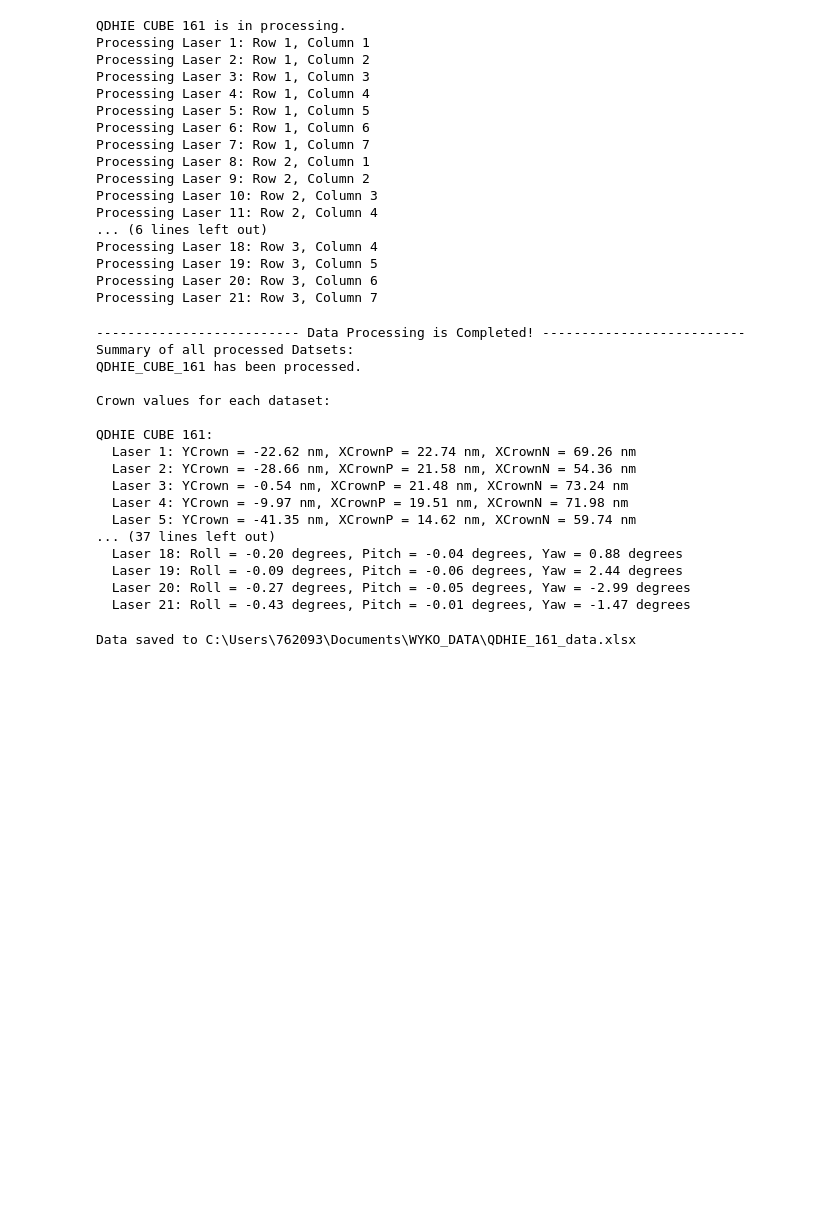
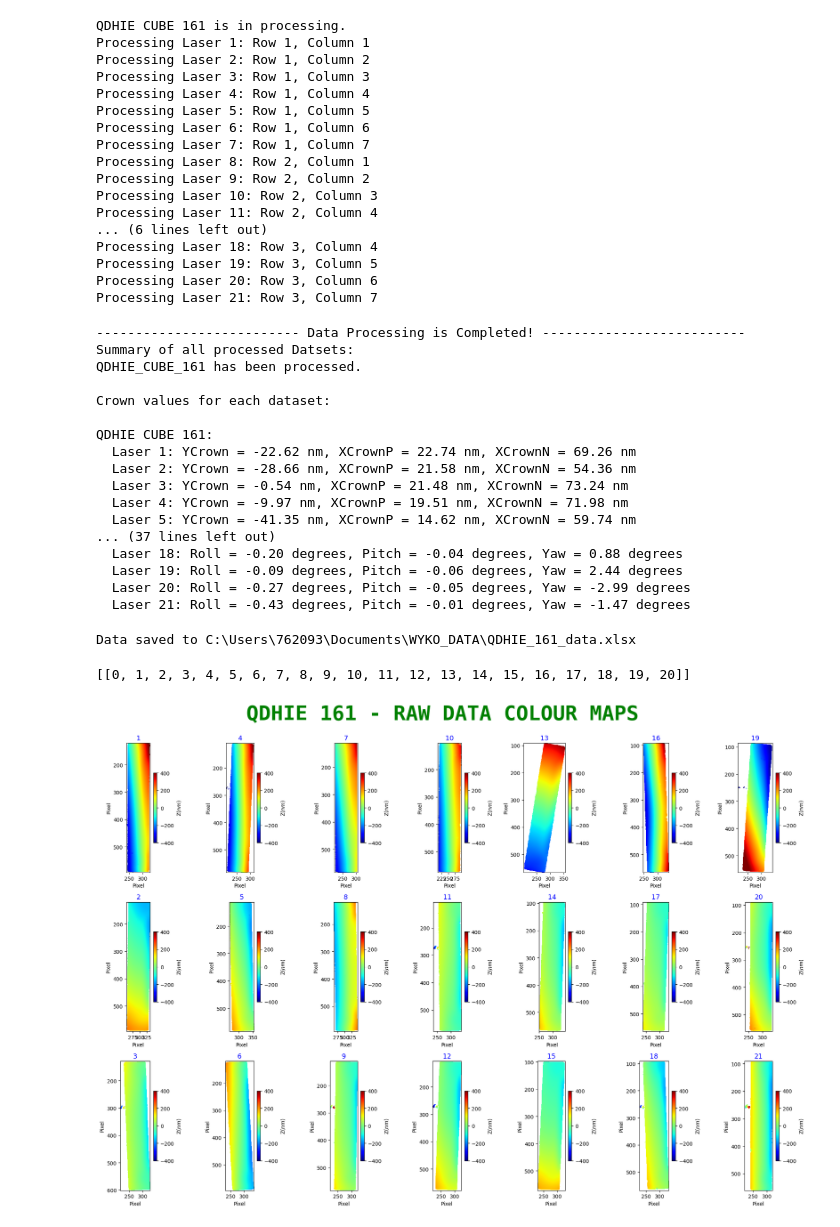
Before and after one commit to VadanKhan/vadan-topography-wyko, a Jupyter notebook: vadan_topography_wyko/main.ipynb, the cells around one changed output. Drawn from its saved outputs; the diff is of its cells as text; code cells hidden in the pictures; blank space fills up the shorter version.

Commit message:
partial laser plotting order

```diff
--- a/vadan_topography_wyko/main.ipynb
+++ b/vadan_topography_wyko/main.ipynb
@@ -132,7 +132,7 @@ COLUMN_DYNAMIC = []
 # ------------------------- Plotting Indexing Option: ROW  ------------------------- #
 # NOTE that the for loop needs to edited (for each row, for each column)
 # for this to be complete
-PLOT_BY_COLUMN = False
+PLOT_BY_COLUMN = True
 
 #endregion USER INPUTS
 # %%
@@ -415,42 +415,73 @@ for dataind, dataset in enumerate(DATASETS):
     save_data_to_excel(INPUTPATH, waferID, cubeID, laserIDrange, data_crowns[dataind], angle_matrix[dataind])
 # %% [output]
 Data saved to C:\Users\762093\Documents\WYKO_DATA\QDHIE_161_data.xlsx
+# %%
+# ----------------------- Generate Laser Plotting Order ---------------------- #
+def generate_laser_plotting_order(laserIDranges, rows, cols, plot_by_column):
+    laser_plotting_order = []
+    for laserIDrange in laserIDranges:
+        if plot_by_column:
+            order = [col * rows + row for row in range(rows) for col in range(cols) if col * rows + row < len(laserIDrange)]
+        else:
+            order = list(range(len(laserIDrange)))
+        laser_plotting_order.append(order)
+    return laser_plotting_order
+
+# Generate the laser plotting order
+laser_plotting_order = generate_laser_plotting_order(laserIDranges, ROWS, COLS, PLOT_BY_COLUMN)
+# print(laser_plotting_order)
+# %% [output]
+[[0, 1, 2, 3, 4, 5, 6, 7, 8, 9, 10, 11, 12, 13, 14, 15, 16, 17, 18, 19, 20]]
 # %%
 # --------------------------- RAW Colour Map Plots --------------------------- #
-def plot_raw_data(data_raw, waferID, cubeID, laserIDrange, output_path, campaign_name, rows, cols, zlim_colour, imgqual):
-    fig, axes = plt.subplots(rows, cols, figsize=(15, 10))
-    fig.suptitle(f"{waferID} - CUBE {cubeID} - RAW", fontsize=18, color='r')
+def plot_raw_data(data_raw, waferID, cubeID, laserIDrange, output_path, campaign_name, rows, cols, zlim_colour, imgqual, laser_plotting_order):
+    fig, axes = plt.subplots(rows, cols, figsize=(20, 15))
+    fig.suptitle(f"{waferID} {cubeID} - RAW DATA COLOUR MAPS", fontsize=40, fontfamily='monospace', fontweight='bold', color='g', y=0.95)
 
-    for laserIDind in range(len(laserIDrange)):
-        row = laserIDind // cols
-        col = laserIDind % cols
+    for plot_index in range(len(laserIDrange)):
+        row = plot_index // cols
+        col = plot_index % cols
         ax = axes[row, col]
 
-        if laserIDind < len(data_raw):
-            im = ax.imshow(data_raw[laserIDind], cmap='jet', aspect='equal')
-            ax.set_title(f"Laser {laserIDind + 1}", fontsize=13, color='b')
+        if plot_index < len(data_raw):
+            image = data_raw[plot_index]
+            im = ax.imshow(image, cmap='jet', aspect='equal')
+
+            # Set the title based on the laser plotting order
+            laserIDind = laser_plotting_order[plot_index]
+            ax.set_title(f"{laserIDind + 1}", fontsize=13, color='b')
+
             ax.set_xlabel('Pixel')
             ax.set_ylabel('Pixel')
             im.set_clim([-zlim_colour, zlim_colour])
-            fig.colorbar(im, ax=ax, orientation='vertical', label='Z$(nm)$')
+            cbar = fig.colorbar(im, ax=ax, orientation='vertical', fraction=0.046, pad=0.04)
+            cbar.set_label('Z$(nm)$', fontsize=10)
+
+            # Set xlims and ylims to exclude empty spaces
+            non_nan_indices = np.argwhere(~np.isnan(image))
+            y_min, x_min = non_nan_indices.min(axis=0)
+            y_max, x_max = non_nan_indices.max(axis=0)
+            ax.set_xlim(x_min, x_max)
+            ax.set_ylim(y_max, y_min)  # Note: y-axis is inverted in images
         else:
             ax.axis('off')
 
     plt.tight_layout(rect=[0, 0.03, 1, 0.95])
     output_file = os.path.join(output_path, f"{campaign_name}_{waferID}_{cubeID}_f1_Raw_Data.png")
     plt.savefig(output_file, dpi=imgqual)
-    plt.show()
 
 # Plot raw data for each dataset
 for dataind, dataset in enumerate(DATASETS):
     waferID, cubeID = dataset.split('_CUBE_')
     laserIDrange = laserIDranges[dataind]
 
     if DYNAMIC_ARRAYS:
         rows = ROW_DYNAMIC[dataind]
         cols = COLUMN_DYNAMIC[dataind]
     else:
         rows = ROWS
         cols = COLS
 
-    plot_raw_data(data_raw[dataind], waferID, cubeID, laserIDrange, OUTPUTPATH, CAMPAIGN_NAME, rows, cols, ZLIM, IMGQUAL)
+    plot_raw_data(data_raw[dataind], waferID, cubeID, laserIDrange, OUTPUTPATH, CAMPAIGN_NAME, rows, cols, ZLIM, IMGQUAL, laser_plotting_order[dataind])
+# %% [output]
+[figure, added]
```
Also changed, not shown: 2 other files.
